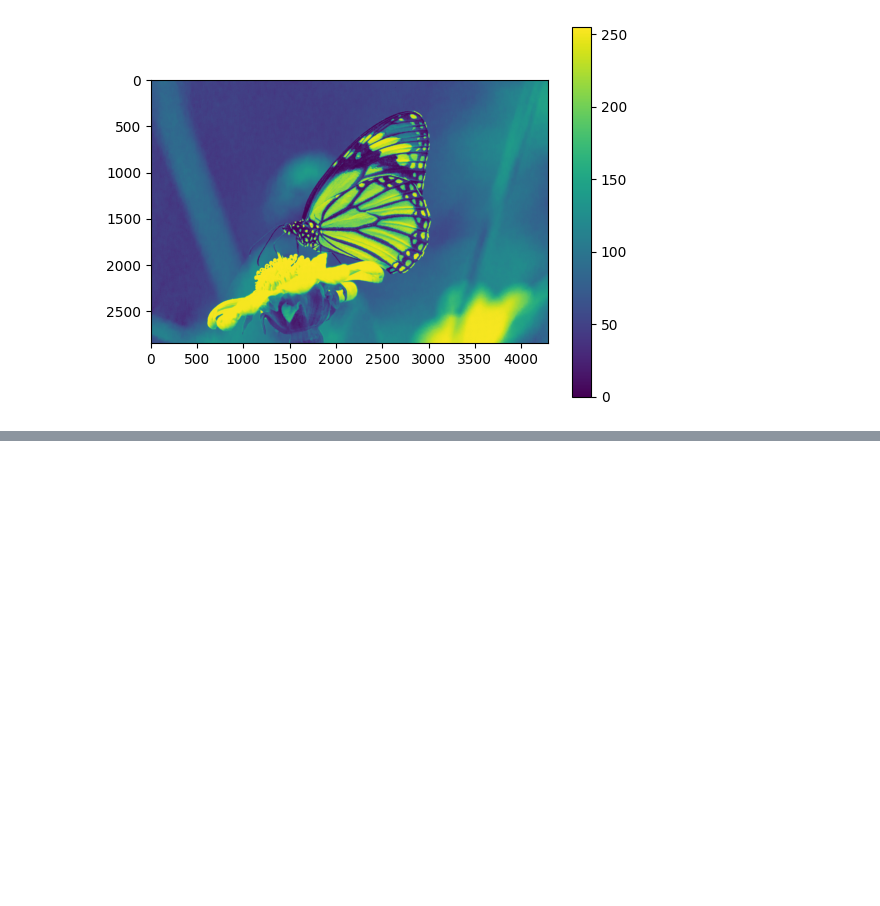
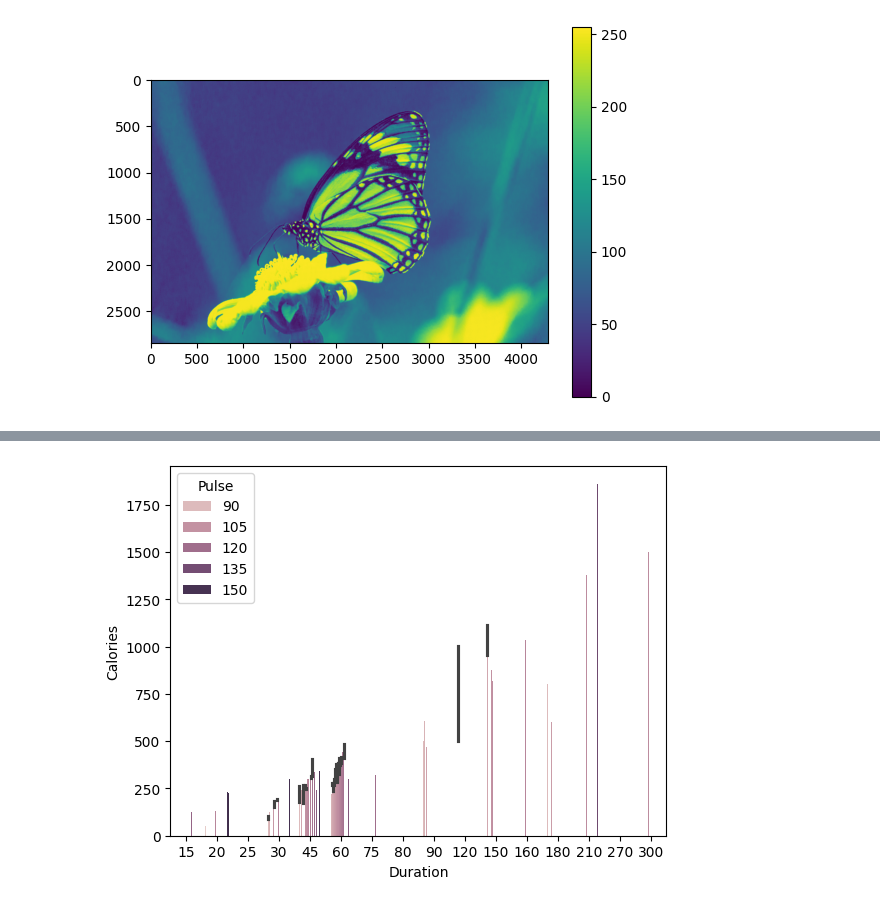
Before and after one commit to samanrizwan/Learning-Sandbox, a Jupyter notebook: python/pandas.ipynb, the cells around one changed output, grey strips where cells are left out. Saved outputs shown, nothing was run; the diff lists cells and outputs as text; code cells hidden in the pictures; blank space fills up the shorter version.

```diff
--- a/python/pandas.ipynb
+++ b/python/pandas.ipynb
@@ -341,0 +387,6 @@ plt.colorbar()
+# %%
+sns.barplot(x='Duration', y='Calories', data=df, hue='Pulse')
+
+plt.show()
+# %% [output]
+[figure, added]
```
Also changed, not shown: parts of 3 cells of this notebook.
